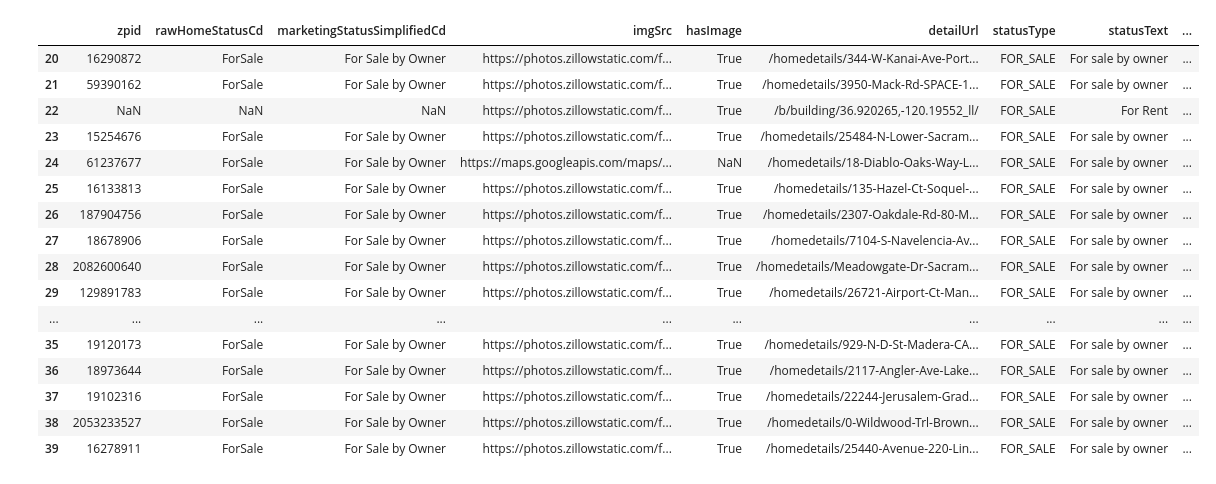
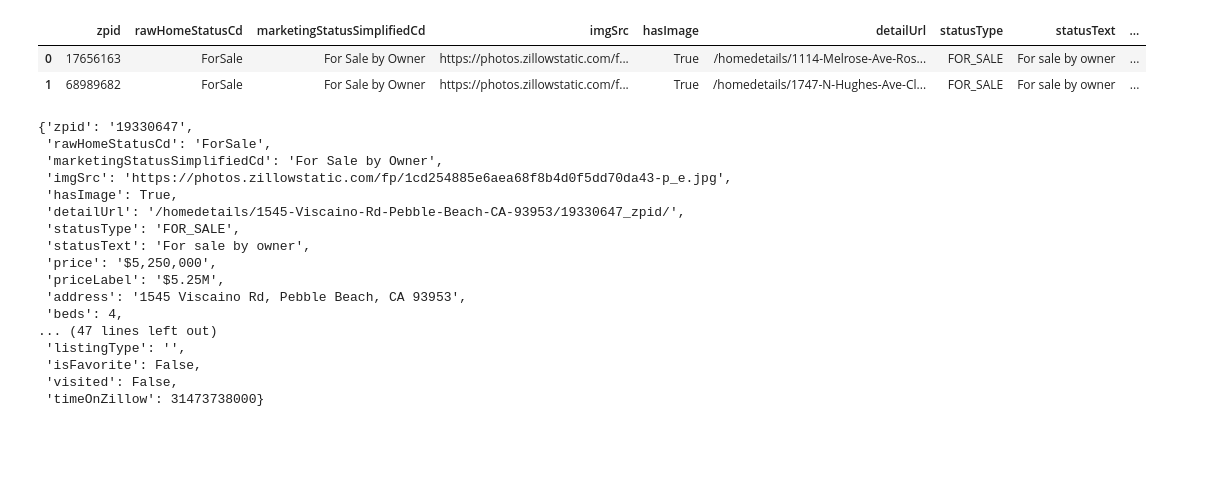
Before and after one commit to mido-99/Scrape-collection, a Jupyter notebook: zillow_homes/Manipulate data.ipynb, the cells around one changed output. Drawn from its saved outputs; the diff is of its cells as text; code cells hidden in the pictures; blank space fills up the shorter version.

```diff
--- a/zillow_homes/Manipulate data.ipynb
+++ b/zillow_homes/Manipulate data.ipynb
@@ -57,22 +58,28 @@ df
 # %%
 pd.set_option('display.max_columns', None)
 # %%
-df.iloc[20: 40]
+df.iloc[0:2]
 # %% [output]
 |  | zpid | rawHomeStatusCd | marketingStatusSimplifiedCd | imgSrc | hasImage | detailUrl | statusType | statusText | ... |
-| 20 | 16290872 | ForSale | For Sale by Owner | https://photos.zillowstatic.com/f... | True | /homedetails/344-W-Kanai-Ave-Port... | FOR_SALE | For sale by owner | ... |
-| 21 | 59390162 | ForSale | For Sale by Owner | https://photos.zillowstatic.com/f... | True | /homedetails/3950-Mack-Rd-SPACE-1... | FOR_SALE | For sale by owner | ... |
-| 22 | NaN | NaN | NaN | https://photos.zillowstatic.com/f... | True | /b/building/36.920265,-120.19552_ll/ | FOR_SALE | For Rent | ... |
-| 23 | 15254676 | ForSale | For Sale by Owner | https://photos.zillowstatic.com/f... | True | /homedetails/25484-N-Lower-Sacram... | FOR_SALE | For sale by owner | ... |
-| 24 | 61237677 | ForSale | For Sale by Owner | https://maps.googleapis.com/maps/... | NaN | /homedetails/18-Diablo-Oaks-Way-L... | FOR_SALE | For sale by owner | ... |
-| 25 | 16133813 | ForSale | For Sale by Owner | https://photos.zillowstatic.com/f... | True | /homedetails/135-Hazel-Ct-Soquel-... | FOR_SALE | For sale by owner | ... |
-| 26 | 187904756 | ForSale | For Sale by Owner | https://photos.zillowstatic.com/f... | True | /homedetails/2307-Oakdale-Rd-80-M... | FOR_SALE | For sale by owner | ... |
-| 27 | 18678906 | ForSale | For Sale by Owner | https://photos.zillowstatic.com/f... | True | /homedetails/7104-S-Navelencia-Av... | FOR_SALE | For sale by owner | ... |
-| 28 | 2082600640 | ForSale | For Sale by Owner | https://photos.zillowstatic.com/f... | True | /homedetails/Meadowgate-Dr-Sacram... | FOR_SALE | For sale by owner | ... |
-| 29 | 129891783 | ForSale | For Sale by Owner | https://photos.zillowstatic.com/f... | True | /homedetails/26721-Airport-Ct-Man... | FOR_SALE | For sale by owner | ... |
-| ... | ... | ... | ... | ... | ... | ... | ... | ... | ... |
-| 35 | 19120173 | ForSale | For Sale by Owner | https://photos.zillowstatic.com/f... | True | /homedetails/929-N-D-St-Madera-CA... | FOR_SALE | For sale by owner | ... |
-| 36 | 18973644 | ForSale | For Sale by Owner | https://photos.zillowstatic.com/f... | True | /homedetails/2117-Angler-Ave-Lake... | FOR_SALE | For sale by owner | ... |
-| 37 | 19102316 | ForSale | For Sale by Owner | https://photos.zillowstatic.com/f... | True | /homedetails/22244-Jerusalem-Grad... | FOR_SALE | For sale by owner | ... |
-| 38 | 2053233527 | ForSale | For Sale by Owner | https://photos.zillowstatic.com/f... | True | /homedetails/0-Wildwood-Trl-Brown... | FOR_SALE | For sale by owner | ... |
-| 39 | 16278911 | ForSale | For Sale by Owner | https://photos.zillowstatic.com/f... | True | /homedetails/25440-Avenue-220-Lin... | FOR_SALE | For sale by owner | ... |
+| 0 | 17656163 | ForSale | For Sale by Owner | https://photos.zillowstatic.com/f... | True | /homedetails/1114-Melrose-Ave-Ros... | FOR_SALE | For sale by owner | ... |
+| 1 | 68989682 | ForSale | For Sale by Owner | https://photos.zillowstatic.com/f... | True | /homedetails/1747-N-Hughes-Ave-Cl... | FOR_SALE | For sale by owner | ... |
+# %%
+responses[100]
+# %% [output]
+{'zpid': '19330647',
+ 'rawHomeStatusCd': 'ForSale',
+ 'marketingStatusSimplifiedCd': 'For Sale by Owner',
+ 'imgSrc': 'https://photos.zillowstatic.com/fp/1cd254885e6aea68f8b4d0f5dd70da43-p_e.jpg',
+ 'hasImage': True,
+ 'detailUrl': '/homedetails/1545-Viscaino-Rd-Pebble-Beach-CA-93953/19330647_zpid/',
+ 'statusType': 'FOR_SALE',
+ 'statusText': 'For sale by owner',
+ 'price': '$5,250,000',
+ 'priceLabel': '$5.25M',
+ 'address': '1545 Viscaino Rd, Pebble Beach, CA 93953',
+ 'beds': 4,
+... (47 lines left out)
+ 'listingType': '',
+ 'isFavorite': False,
+ 'visited': False,
+ 'timeOnZillow': 31473738000}
```
Also changed, not shown: parts of 9 cells of this notebook.
